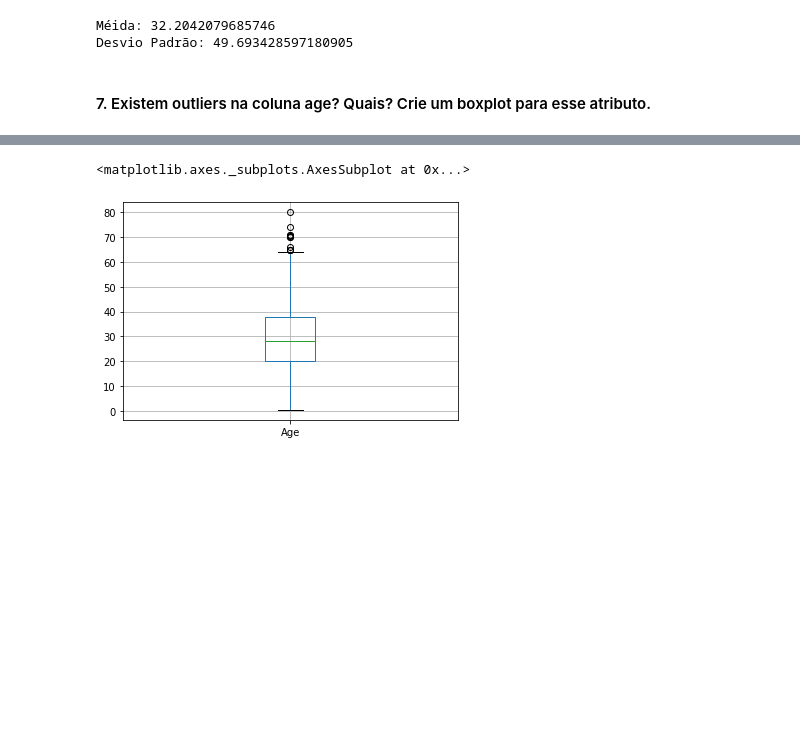
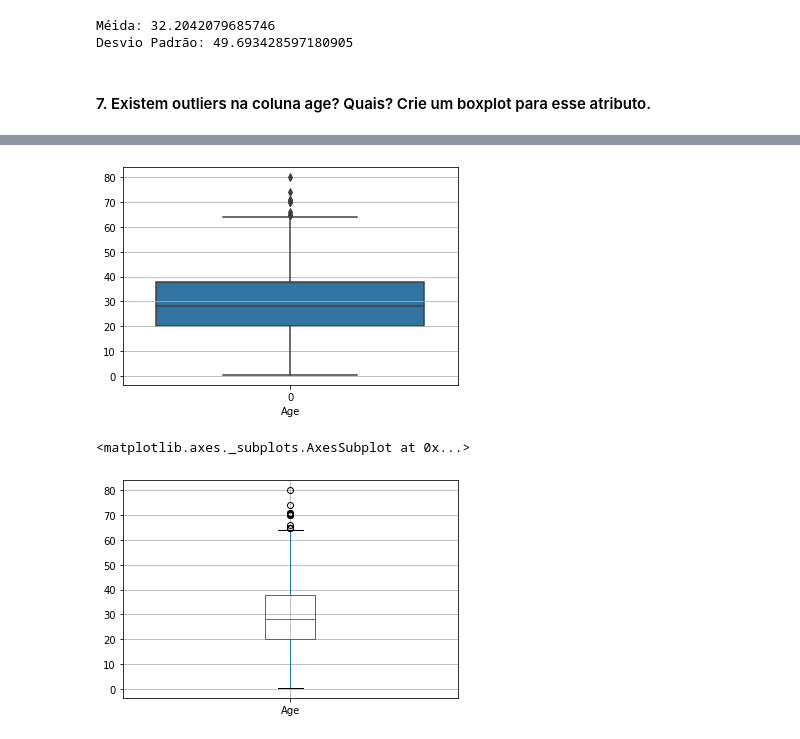
Before and after one commit to cpoles/data_science, a Jupyter notebook: awari/EDA-exercises-master/Exercicios_EDA.ipynb, the cells around one changed output, grey strips where cells are left out. Drawn from its saved outputs; the diff is of its cells as text; code cells hidden in the pictures; blank space fills up the shorter version.

```diff
--- a/awari/EDA-exercises-master/Exercicios_EDA.ipynb
+++ b/awari/EDA-exercises-master/Exercicios_EDA.ipynb
@@ -157,3 +144,9 @@ numpy.ndarray
+# %%
+ax = sns.boxplot(data=df.Age.values)
+ax.set_xlabel('Age')
+ax.yaxis.grid()
+# %% [output]
+[figure, added]
 # %%
 # %% [output]
 <matplotlib.axes._subplots.AxesSubplot at 0x...>
```
Also changed, not shown: parts of 5 cells of this notebook.
